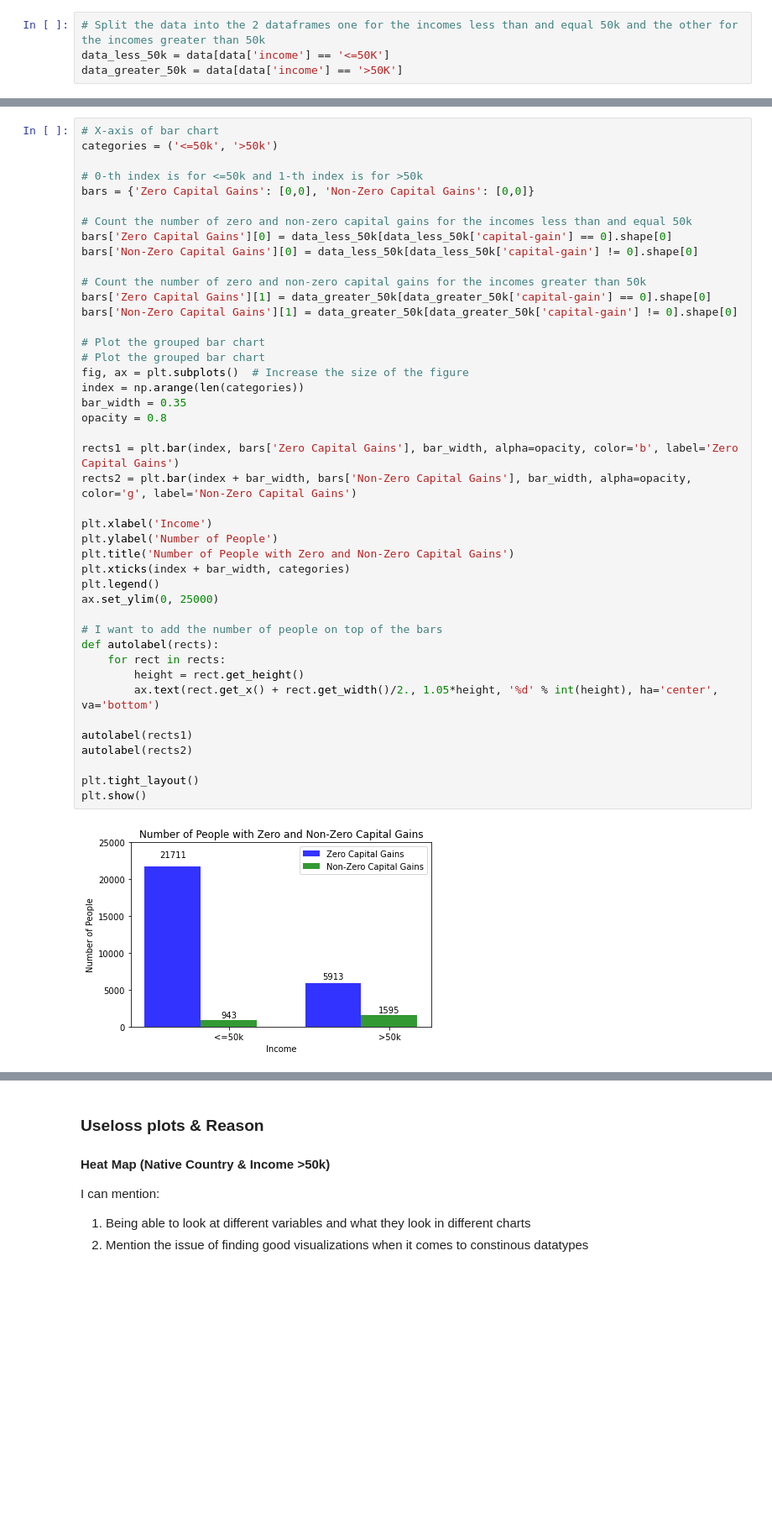
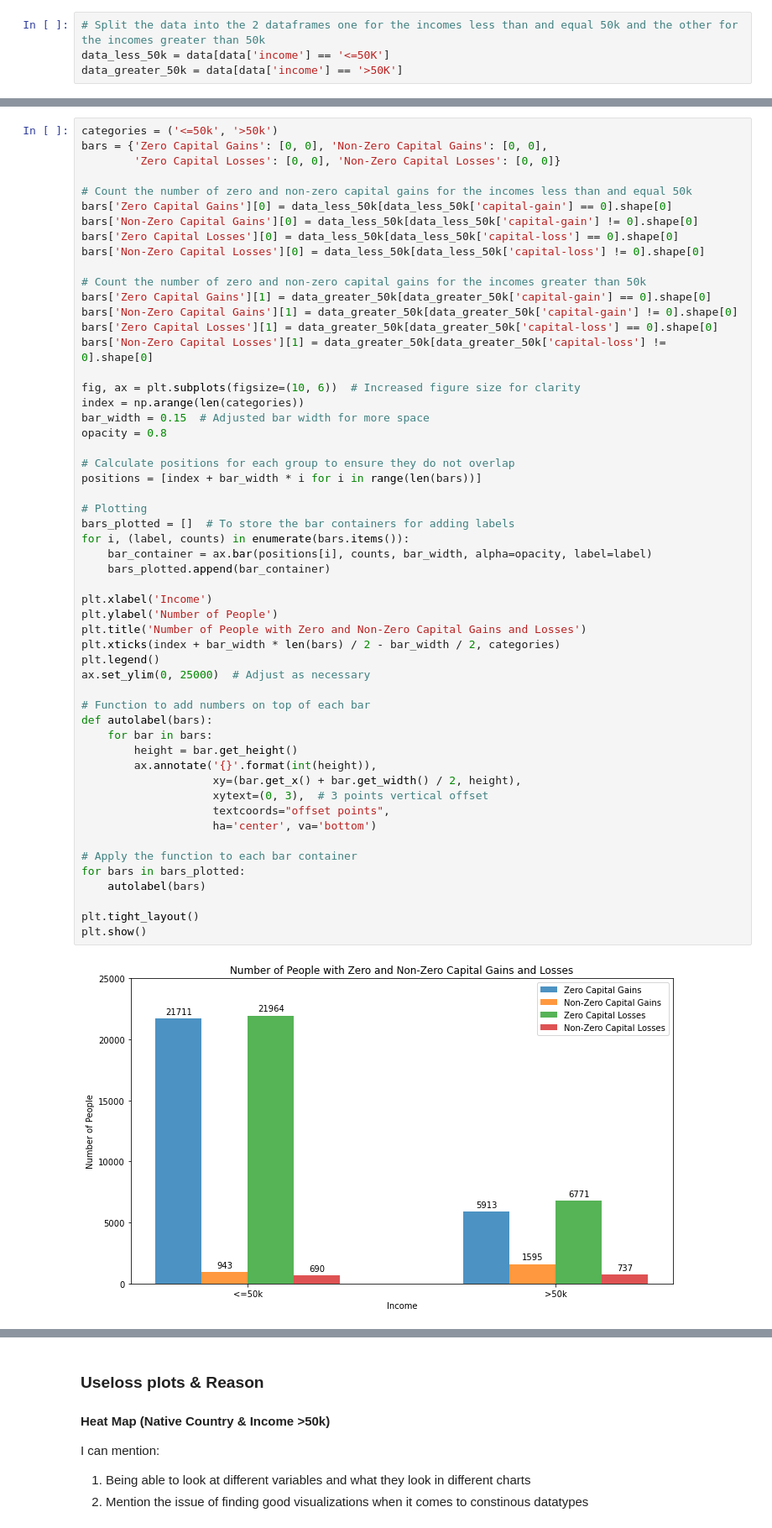
Before and after one commit to Youssef-Serag/CSE-578, a Jupyter notebook: Project/project.ipynb, the cells around one changed output, grey strips where cells are left out. Shown at 84% size. Saved outputs shown, nothing was run; the diff lists cells and outputs as text; blank space fills up the shorter version.

```diff
--- a/Project/project.ipynb
+++ b/Project/project.ipynb
@@ -54,45 +53,56 @@ data_greater_50k = data[data['income'] == '>50K']
 # %%
-# X-axis of bar chart
 categories = ('<=50k', '>50k')
-
-# 0-th index is for <=50k and 1-th index is for >50k
-bars = {'Zero Capital Gains': [0,0], 'Non-Zero Capital Gains': [0,0]}
+bars = {'Zero Capital Gains': [0, 0], 'Non-Zero Capital Gains': [0, 0],
+        'Zero Capital Losses': [0, 0], 'Non-Zero Capital Losses': [0, 0]}
 
 # Count the number of zero and non-zero capital gains for the incomes less than and equal 50k
 bars['Zero Capital Gains'][0] = data_less_50k[data_less_50k['capital-gain'] == 0].shape[0]
 bars['Non-Zero Capital Gains'][0] = data_less_50k[data_less_50k['capital-gain'] != 0].shape[0]
+bars['Zero Capital Losses'][0] = data_less_50k[data_less_50k['capital-loss'] == 0].shape[0]
+bars['Non-Zero Capital Losses'][0] = data_less_50k[data_less_50k['capital-loss'] != 0].shape[0]
 
 # Count the number of zero and non-zero capital gains for the incomes greater than 50k
 bars['Zero Capital Gains'][1] = data_greater_50k[data_greater_50k['capital-gain'] == 0].shape[0]
 bars['Non-Zero Capital Gains'][1] = data_greater_50k[data_greater_50k['capital-gain'] != 0].shape[0]
+bars['Zero Capital Losses'][1] = data_greater_50k[data_greater_50k['capital-loss'] == 0].shape[0]
+bars['Non-Zero Capital Losses'][1] = data_greater_50k[data_greater_50k['capital-loss'] != 0].shape[0]
 
-# Plot the grouped bar chart
-# Plot the grouped bar chart
-fig, ax = plt.subplots()  # Increase the size of the figure
+fig, ax = plt.subplots(figsize=(10, 6))  # Increased figure size for clarity
 index = np.arange(len(categories))
-bar_width = 0.35
+bar_width = 0.15  # Adjusted bar width for more space
 opacity = 0.8
 
-rects1 = plt.bar(index, bars['Zero Capital Gains'], bar_width, alpha=opacity, color='b', label='Zero Capital Gains')
-rects2 = plt.bar(index + bar_width, bars['Non-Zero Capital Gains'], bar_width, alpha=opacity, color='g', label='Non-Zero Capital Gains')
+# Calculate positions for each group to ensure they do not overlap
+positions = [index + bar_width * i for i in range(len(bars))]
+
+# Plotting
+bars_plotted = []  # To store the bar containers for adding labels
+for i, (label, counts) in enumerate(bars.items()):
+    bar_container = ax.bar(positions[i], counts, bar_width, alpha=opacity, label=label)
+    bars_plotted.append(bar_container)
 
 plt.xlabel('Income')
 plt.ylabel('Number of People')
-plt.title('Number of People with Zero and Non-Zero Capital Gains')
-plt.xticks(index + bar_width, categories)
+plt.title('Number of People with Zero and Non-Zero Capital Gains and Losses')
+plt.xticks(index + bar_width * len(bars) / 2 - bar_width / 2, categories)
 plt.legend()
-ax.set_ylim(0, 25000)
+ax.set_ylim(0, 25000)  # Adjust as necessary
 
-# I want to add the number of people on top of the bars
-def autolabel(rects):
-    for rect in rects:
-        height = rect.get_height()
-        ax.text(rect.get_x() + rect.get_width()/2., 1.05*height, '%d' % int(height), ha='center', va='bottom')
+# Function to add numbers on top of each bar
+def autolabel(bars):
+    for bar in bars:
+        height = bar.get_height()
+        ax.annotate('{}'.format(int(height)),
+                    xy=(bar.get_x() + bar.get_width() / 2, height),
+                    xytext=(0, 3),  # 3 points vertical offset
+                    textcoords="offset points",
+                    ha='center', va='bottom')
 
-autolabel(rects1)
-autolabel(rects2)
+# Apply the function to each bar container
+for bars in bars_plotted:
+    autolabel(bars)
 
 plt.tight_layout()
 plt.show()
 # %% [output]
-[figure, old version]
+[figure, new version]
```
Also changed, not shown: parts of 7 cells of this notebook.
